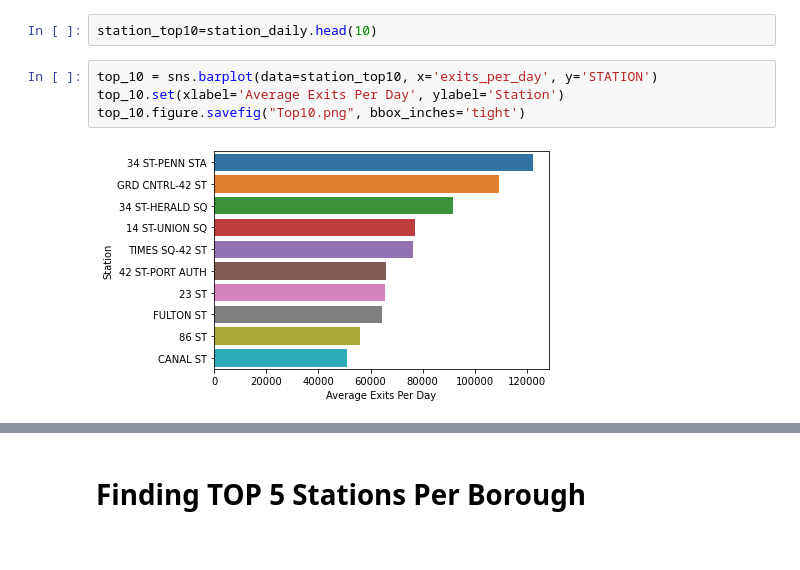
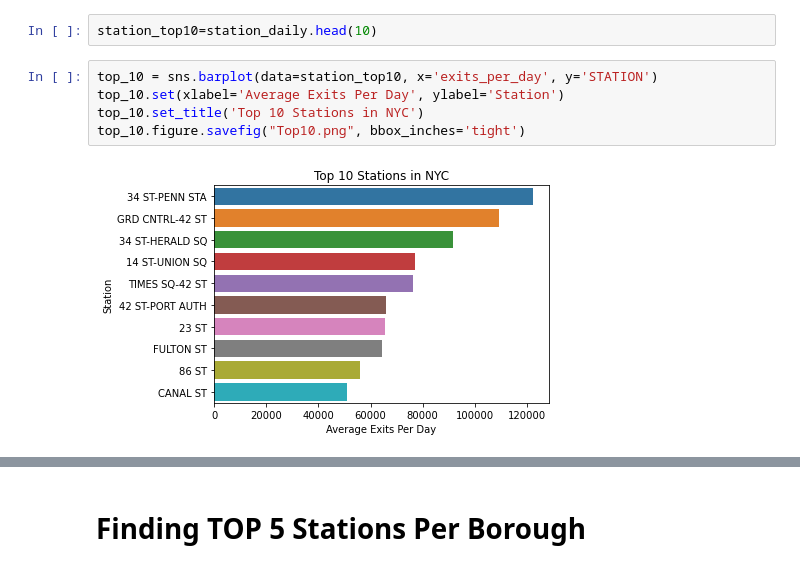
Before and after one commit to Andrewjw91/NY-MTA-Exploratory-Data-Analysis, a Jupyter notebook: mta py 2.ipynb, the cells around one changed output, grey strips where cells are left out. Drawn from its saved outputs; the diff is of its cells as text.

```diff
--- a/mta py 2.ipynb
+++ b/mta py 2.ipynb
@@ -192,6 +192,7 @@ station_top10=station_daily.head(10)
 # %%
 top_10 = sns.barplot(data=station_top10, x='exits_per_day', y='STATION')
 top_10.set(xlabel='Average Exits Per Day', ylabel='Station')
+top_10.set_title('Top 10 Stations in NYC')
 top_10.figure.savefig("Top10.png", bbox_inches='tight')
 # %% [output]
-[figure, old version]
+[figure, new version]
```
Also changed, not shown: parts of 5 cells of this notebook.
